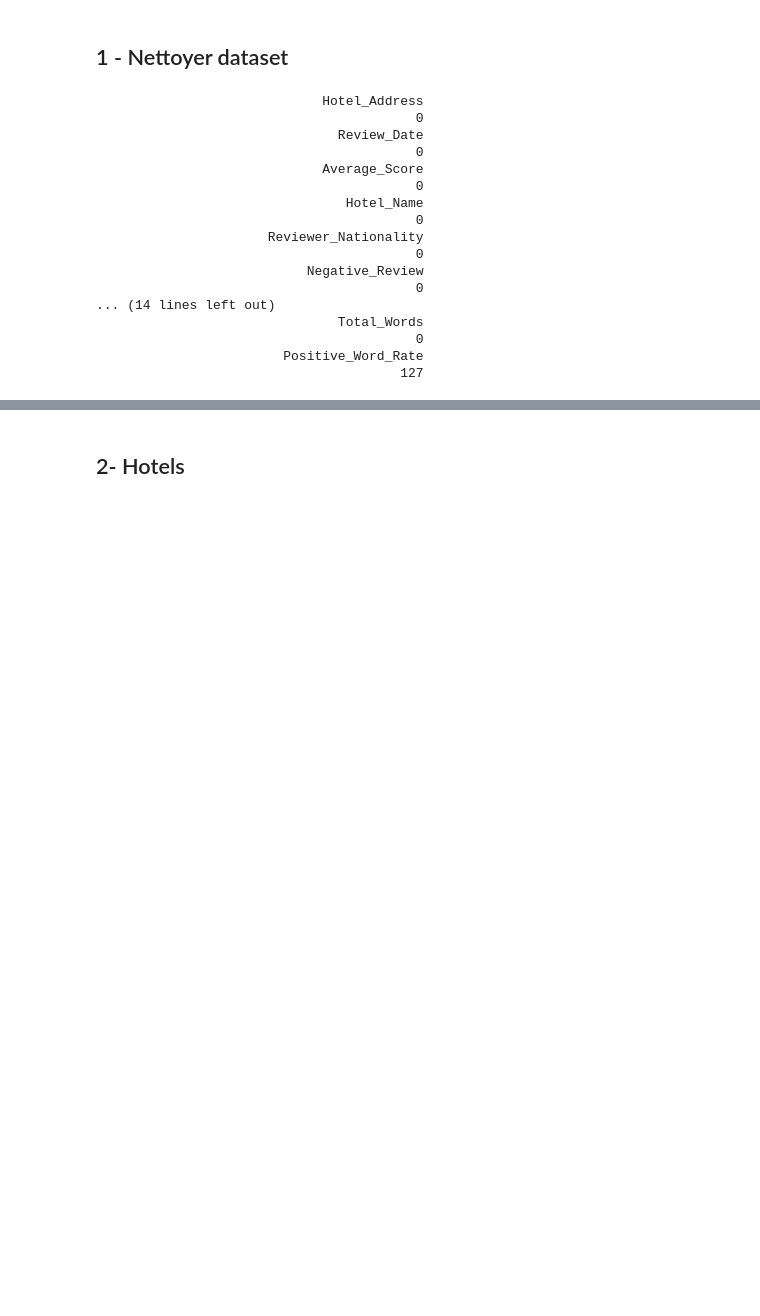
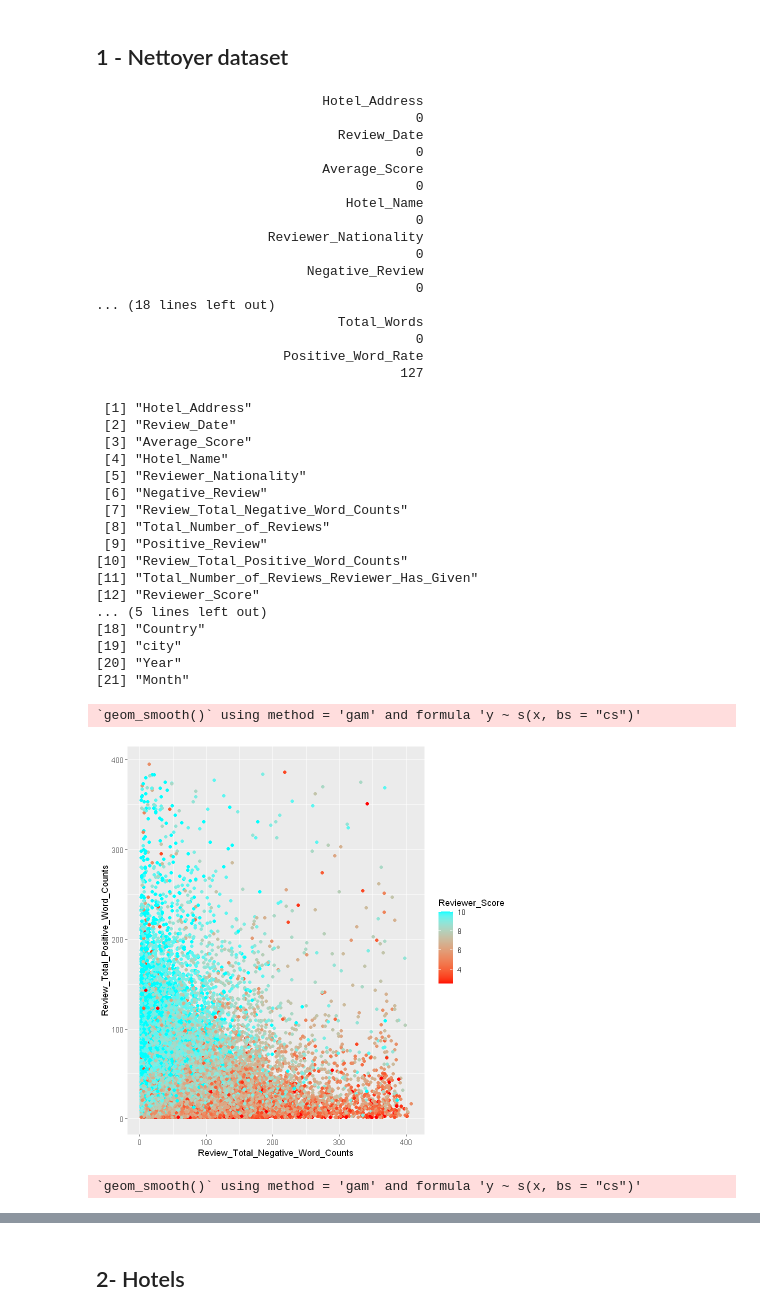
Before and after one commit to NadineAzebaze/Kaggle_project, a Jupyter notebook: projet.ipynb, the cells around one changed output, grey strips where cells are left out. Saved outputs shown, nothing was run; the diff lists cells and outputs as text; code cells hidden in the pictures; blank space fills up the shorter version.

```diff
--- a/projet.ipynb
+++ b/projet.ipynb
@@ -197,7 +197,7 @@ kable(as.data.frame(review_range))
 # %%
 # can only run once without getting lat & lng errors!
 dataset <- dataset %>%
-  select(colnames(dataset),-lat, -lng, -Review_Total_Negative_Word_Counts, -Review_Total_Positive_Word_Counts, -Additional_Number_of_Scoring) %>%
+  select(colnames(dataset),-lat, -lng, -Additional_Number_of_Scoring) %>%
   mutate(Positive_Review = ifelse(is.na(Positive_Review),
                                   "Nothing",
                                   Positive_Review)) %>%
@@ -219,7 +219,7 @@ sapply(dataset, function(x)sum(is.na(x)))
                                          0
                            Negative_Review
                                          0
-... (14 lines left out)
+... (18 lines left out)
                                Total_Words
                                          0
                         Positive_Word_Rate
@@ -243,3 +243,44 @@ dataset_clean <- dataset_clean %>%
 dataset_clean <- dataset_clean %>%
   mutate(Year = year(Review_Date)) %>%
   mutate(Month = month(Review_Date))
+# %%
+colnames(dataset_clean)
+
+df_nlp_words <- dataset_clean %>%
+    select(Total_Number_of_Reviews_Reviewer_Has_Given,
+           Review_Total_Negative_Word_Counts,
+           Review_Total_Positive_Word_Counts, Reviewer_Score, Reviewer_Nationality) %>%
+    filter(Review_Total_Negative_Word_Counts > 0 &
+           Review_Total_Positive_Word_Counts > 0)
+
+ggplot(df_nlp_words, aes(Review_Total_Negative_Word_Counts, Review_Total_Positive_Word_Counts)) +
+    geom_point( aes(color = Reviewer_Score))+
+    scale_colour_gradientn(colours=rainbow(2))
+
+ggplot(dataset_clean, aes(Review_Total_Negative_Word_Counts, Reviewer_Score)) +
+    geom_point( ) +
+    geom_smooth()
+ggplot(dataset_clean, aes(Review_Total_Positive_Word_Counts, Reviewer_Score)) +
+    geom_point( ) +
+    geom_smooth()
+# %% [output]
+ [1] "Hotel_Address"
+ [2] "Review_Date"
+ [3] "Average_Score"
+ [4] "Hotel_Name"
+ [5] "Reviewer_Nationality"
+ [6] "Negative_Review"
+ [7] "Review_Total_Negative_Word_Counts"
+ [8] "Total_Number_of_Reviews"
+ [9] "Positive_Review"
+[10] "Review_Total_Positive_Word_Counts"
+[11] "Total_Number_of_Reviews_Reviewer_Has_Given"
+[12] "Reviewer_Score"
+... (5 lines left out)
+[18] "Country"
+[19] "city"
+[20] "Year"
+[21] "Month"
+`geom_smooth()` using method = 'gam' and formula 'y ~ s(x, bs = "cs")'
+[figure, added]
+`geom_smooth()` using method = 'gam' and formula 'y ~ s(x, bs = "cs")'
```
Also changed, not shown: parts of 21 cells of this notebook, 4 other files.
